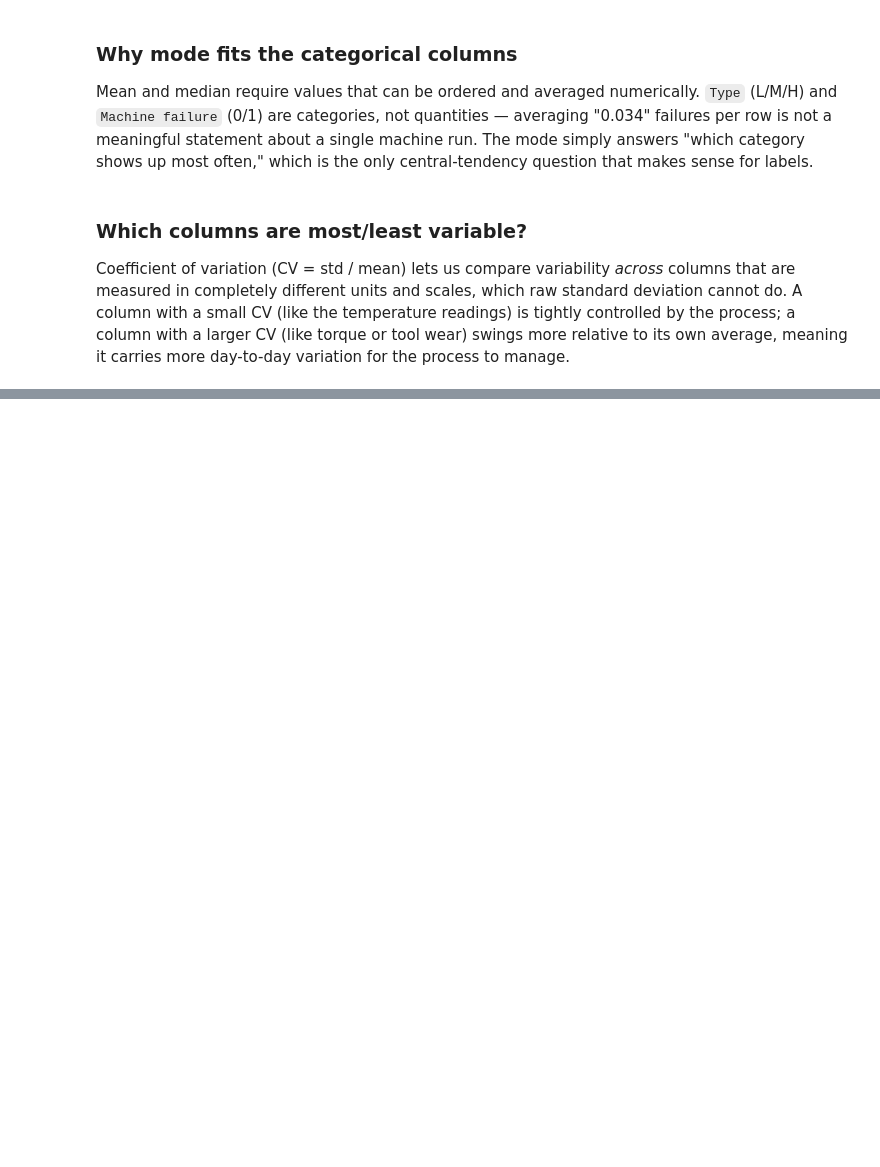
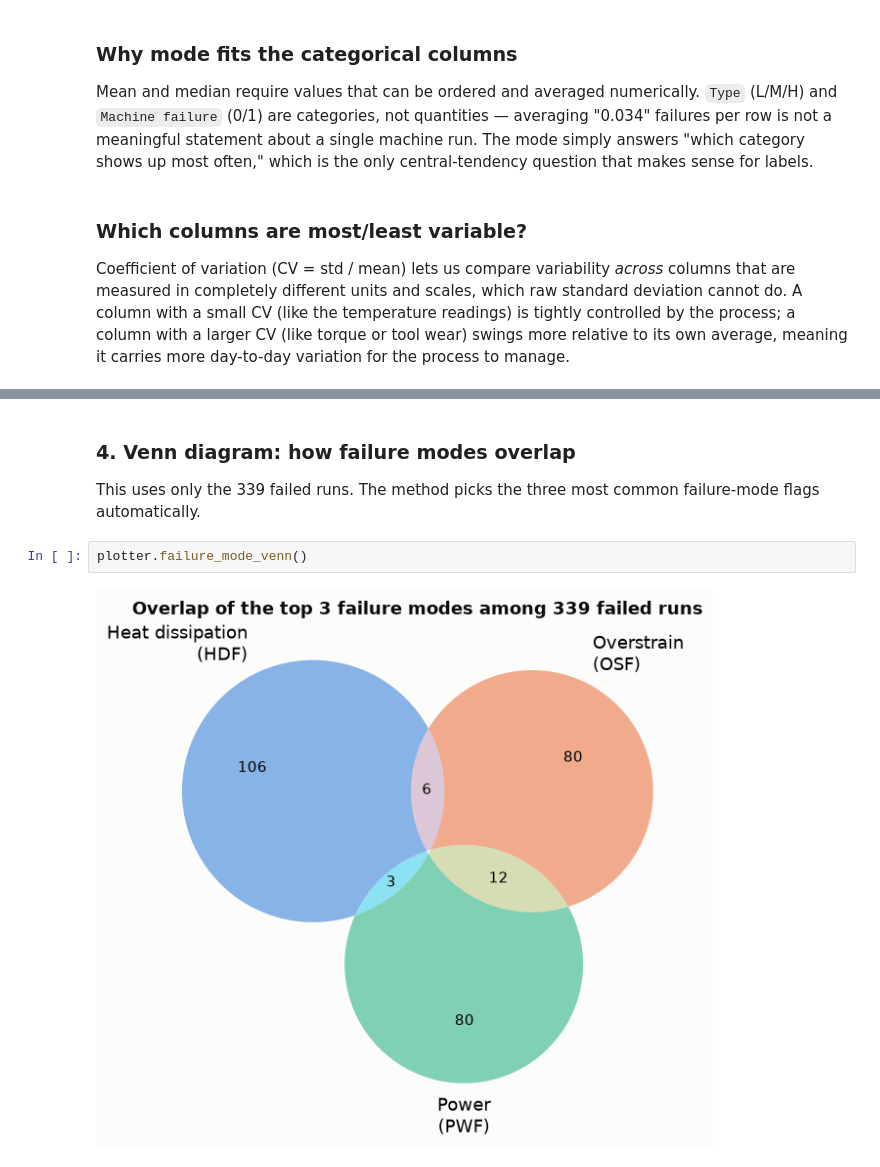
Before and after one commit to DavisenV/Group1-PROG8431-DataAnalysis, a Jupyter notebook: main.ipynb, the cells around one changed output, grey strips where cells are left out. Cells and saved outputs as stored; diff of their text form; blank space fills up the shorter version.

```diff
--- a/main.ipynb
+++ b/main.ipynb
@@ -285,0 +535,8 @@ process to manage.
+# %% [markdown]
+### 4. Venn diagram: how failure modes overlap
+
+This uses only the 339 failed runs. The method picks the three most common failure-mode flags automatically.
+# %%
+plotter.failure_mode_venn()
+# %% [output]
+[figure, added]
```
Also changed, not shown: parts of 29 cells of this notebook.
